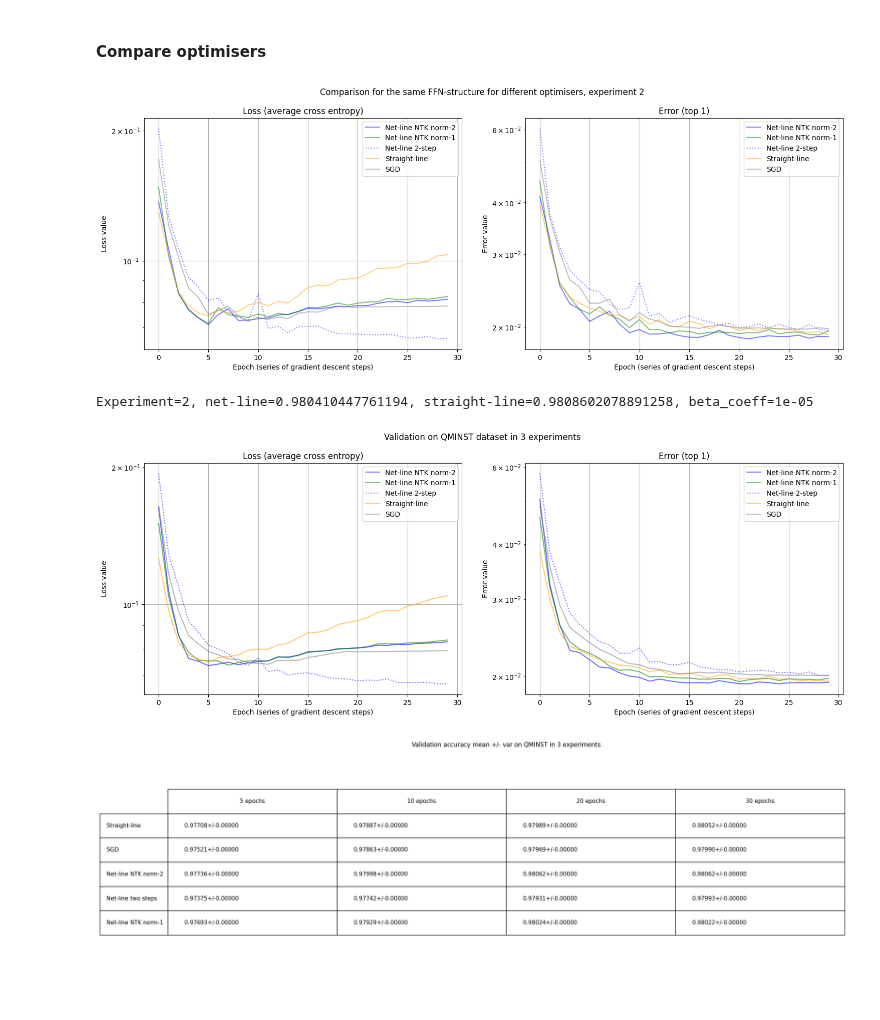
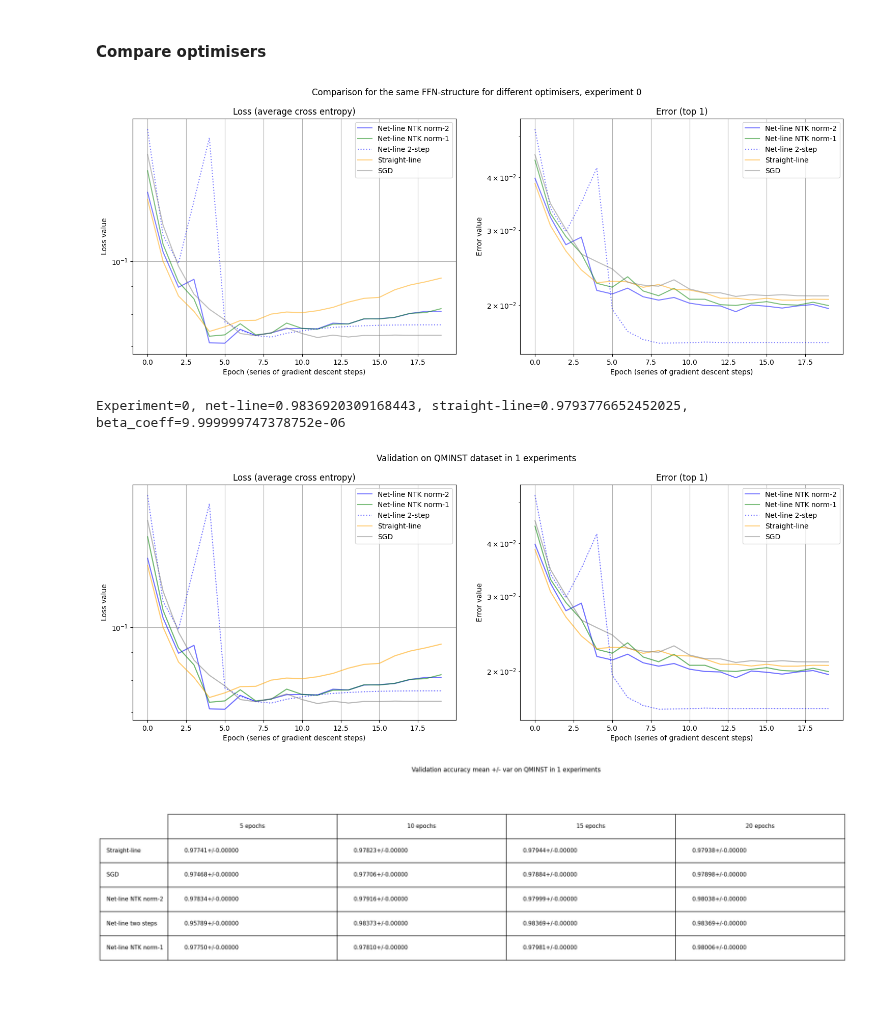
Before and after one commit to vkmbox/adaptive_stepsize, a Jupyter notebook: comparison_qminst_ffn.ipynb, the cells around one changed output. Cells and saved outputs as stored; diff of their text form; code cells hidden in the pictures.

```diff
--- a/comparison_qminst_ffn.ipynb
+++ b/comparison_qminst_ffn.ipynb
@@ -33,8 +34,8 @@ OUTPUT_DIM=10
 DEVICE = torch.device('cuda:0' if torch.cuda.is_available() else 'cpu')
 slope_plus, slope_minus=1.0, 0.
 
-EXPERIMENTS = 3
-EPOCHS_PER_EXPERIMENT = 30
+EXPERIMENTS = 1 #3
+EPOCHS_PER_EXPERIMENT = 20
 DATASET_PATH = "./datasets"
 # %% [markdown]
 #### QMNIST dataset
@@ -76,11 +77,10 @@ def test_loop(testNet):
             labels = labels.to(DEVICE)
             batch_size = images.shape[0]
             xx = images.view(batch_size, -1)
-            logits = testNet.forward_(xx).detach().cpu()
-
-            prediction = logits.argmax(dim=-1).to(DEVICE)
-            loss = loss_crossentropy_np(np.transpose(logits.numpy()), labels)
+            logits = testNet.forward_(xx)
+            loss = F.cross_entropy(logits, labels)
             loss_meter.update(loss)
+            prediction = logits.argmax(dim=-1)
             accuracy_meter.update(calculate_accuracy(prediction, labels))
 
     return accuracy_meter.avg, loss_meter.avg
@@ -215,7 +215,9 @@ for experiment in range(EXPERIMENTS):
     net_sgd = copy.deepcopy(net_straightline)
     net_sgd.set_slopes(slope_plus, slope_minus)
     loss_sgd = nn.CrossEntropyLoss()
-    opt_sgd = optim.SGD(net_sgd.parameters(), lr=1e-2, momentum=0.9, nesterov=True) #, weight_decay=2.5e-4)
+    #opt_sgd = optim.SGD(net_sgd.parameters(), lr=1e-2, momentum=0.9, nesterov=True) #, weight_decay=2.5e-4)
+    opt_sgd = optim.SGD(net_sgd.parameters(), eta_fixed, momentum=0.9) #, weight_decay=2.5e-4)
+    schd_sgd = optim.lr_scheduler.CosineAnnealingLR(opt_sgd, T_max=EPOCHS_PER_EXPERIMENT)
 
     #Net-line NTK norm2
     net_linentk2 = copy.deepcopy(net_straightline)
@@ -233,16 +235,17 @@ for experiment in range(EXPERIMENTS):
     net_linestep.train(False)
     opt_linestep = NetLineStepProcessor(net_linestep, meta, DEVICE)
     opt_linestep.eta1 = 1e-5 #0.0001
-    opt_linestep.alpha = 0.75
-    opt_linestep.beta = 1e-5
-    opt_linestep.kappa_step_pp = 0.05 #0.0125
+    #opt_linestep.alpha = 0.2 #0.75
+    opt_linestep.beta_min = torch.tensor(0.00001).to(DEVICE)
+    opt_linestep.kappa_step_pp = 0.00
     opt_linestep.do_logging = False
+    opt_linestep.do_calc_grad_norm2 = True
+    opt_linestep.shorten_grad_accumulated = True
 
     for epoch in range(EPOCHS_PER_EXPERIMENT):
         #lr for SGD
-        lr = eta_fixed if epoch < 20 else eta_fixed * 0.1 if epoch < 40 else eta_fixed * 0.01
-        #opt_linestep.alpha = 1.0 if epoch < 20 else 0.5
-
+        #lr = eta_fixed if epoch < 20 else eta_fixed * 0.1 if epoch < 40 else eta_fixed * 0.01
+        opt_linestep.alpha = cosine_annealing2_lr(1.0, 0.0, 0, 20, epoch)
         mt_qq = AverageMeter()
 
         for train_batch in train_dataloader:
@@ -265,7 +268,7 @@ for experiment in range(EXPERIMENTS):
             loss2 = loss_sgd(logits2, labels)
             opt_sgd.zero_grad()
             loss2.backward()
-            opt_sgd.param_groups[0]['lr'] = lr
+            #opt_sgd.param_groups[0]['lr'] = lr
             opt_sgd.step()
 
             logging.info("####Step with net-line norm2 NTK version")
@@ -279,47 +282,49 @@ for experiment in range(EXPERIMENTS):
             _, _ = opt_linentk1.step(net_linentk1, logits5.detach().cpu().numpy(), labels, xx)
 
             logging.info("####Step with net-line 2-step version")
-            step_result = opt_linestep.step(labels, xx, momentum=0.0, weight_decay=2.5e-4)
+            step_result = opt_linestep.step(labels, xx, momentum=0.9) #, weight_decay=2.5e-4)
             mt_qq.update(step_result.qq_norm)
 
         #qq_test
         experimental_results[experiment, epoch, 3, 2] = mt_qq.avg
         # testing loop
         acc0, loss0 = test_loop(net_straightline)
         experimental_results[experiment, epoch, 0, 0] = acc0
         experimental_results[experiment, epoch, 0, 1] = loss0
 
         acc1, loss1 = test_loop(net_sgd)
         experimental_results[experiment, epoch, 1, 0] = acc1
         experimental_results[experiment, epoch, 1, 1] = loss1
 
         acc2, loss2 = test_loop(net_linentk2)
         experimental_results[experiment, epoch, 2, 0] = acc2
         experimental_results[experiment, epoch, 2, 1] = loss2
 
         acc3, loss3 = test_loop(net_linestep)
         experimental_results[experiment, epoch, 3, 0] = acc3
         experimental_results[experiment, epoch, 3, 1] = loss3
 
         acc4, loss4 = test_loop(net_linentk1)
         experimental_results[experiment, epoch, 4, 0] = acc4
         experimental_results[experiment, epoch, 4, 1] = loss4
 
+        schd_sgd.step()
+
         title="Comparison for the same FFN-structure for different optimisers, experiment {}".format(experiment)
         experiment_comparison(experimental_results[experiment, 0:epoch+1], None, 0, 100, title=title)
 
         print("Experiment={}, net-line={}, straight-line={}, beta_coeff={}"\
-            .format(experiment, acc3, acc0, opt_linestep.beta))
+            .format(experiment, acc3, acc0, opt_linestep.beta_min))
 # %% [output]
-[figure, old version]
+[figure, new version]
-Experiment=2, net-line=0.980410447761194, straight-line=0.9808602078891258, beta_coeff=1e-05
+Experiment=0, net-line=0.9836920309168443, straight-line=0.9793776652452025, beta_coeff=9.999999747378752e-06
 # %%
 experimental_mean = np.mean(experimental_results, axis=0)
 experimental_var = np.var(experimental_results, axis=0)
 title2="Validation on QMINST dataset in {} experiments".format(EXPERIMENTS)
 experiment_comparison(experimental_mean[0:epoch+1], experimental_var[0:epoch+1], 0, 100, title=title2)
 # %% [output]
-[figure, old version]
+[figure, new version]
 # %%
 title3 = "Validation accuracy mean +/- var on QMINST in {} experiments".format(EXPERIMENTS)
 accuracy_comparison(experimental_results, 0, EPOCHS_PER_EXPERIMENT, title=title3)
```
Also changed, not shown: parts of 2 cells of this notebook, 10 other files.
